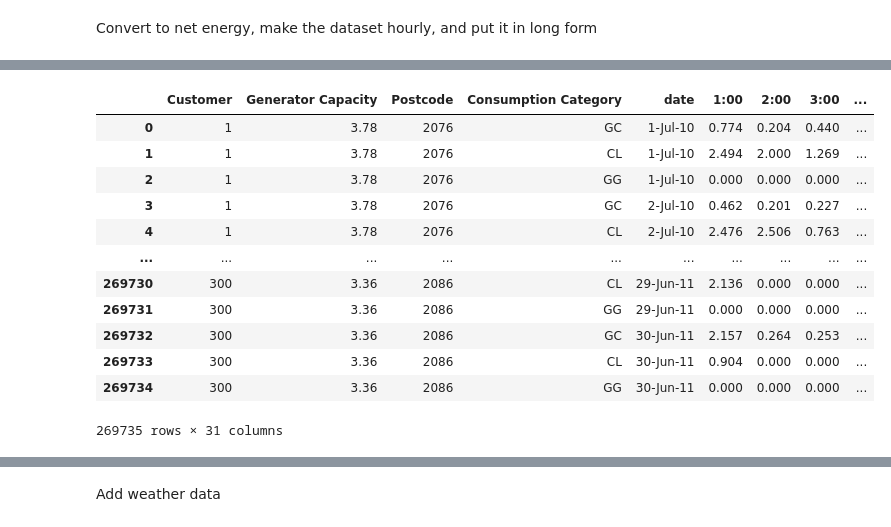
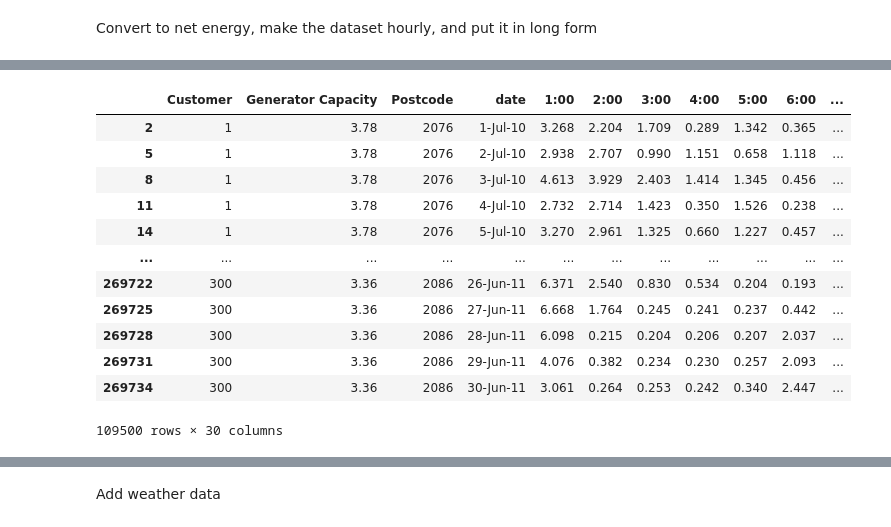
Before and after one commit to codymlewis/SGHFL, a Jupyter notebook: solar_power.ipynb, the cells around one changed output, grey strips where cells are left out. Drawn from its saved outputs; the diff is of its cells as text; code cells hidden in the pictures.

Commit message:
Corrected some column selection issues

```diff
--- a/solar_power.ipynb
+++ b/solar_power.ipynb
@@ -80,7 +80,7 @@ for customer in tqdm(solar_home_data.Customer.unique()):
         rows = solar_home_data[(solar_home_data.Customer == customer) & (solar_home_data.date == date)]
         consumption_rows = rows[(rows['Consumption Category'] == "GC") | (rows['Consumption Category'] == "CL")]
         generation_row = rows[rows['Consumption Category'] == "GG"]
-        time_columns = rows.columns[5:]
+        time_columns = rows.columns[5:-2]
         generation_row.loc[:, time_columns] = consumption_rows[time_columns].sum() - generation_row[time_columns]
         new_row = generation_row.drop(columns=["Consumption Category"])
         new_data.append(new_row)
@@ -102,23 +88,22 @@ solar_home_data = pd.concat(new_data)
 # %%
 # Get rid of half hour intervals
-df = solar_home_data.copy()
-time_columns = solar_home_data.columns[5:-2]
+time_columns = solar_home_data.columns[4:-2]
 for half_hour, hour in zip(time_columns[::2], time_columns[1::2]):
-    df[hour] += df[half_hour]
-df = df.drop(columns=time_columns[::2])
-df
+    solar_home_data[hour] += solar_home_data[half_hour]
+solar_home_data = solar_home_data.drop(columns=time_columns[::2])
+solar_home_data
 # %% [output]
-|  | Customer | Generator Capacity | Postcode | Consumption Category | date | 1:00 | 2:00 | 3:00 | ... |
-| 0 | 1 | 3.78 | 2076 | GC | 1-Jul-10 | 0.774 | 0.204 | 0.440 | ... |
-| 1 | 1 | 3.78 | 2076 | CL | 1-Jul-10 | 2.494 | 2.000 | 1.269 | ... |
-| 2 | 1 | 3.78 | 2076 | GG | 1-Jul-10 | 0.000 | 0.000 | 0.000 | ... |
-| 3 | 1 | 3.78 | 2076 | GC | 2-Jul-10 | 0.462 | 0.201 | 0.227 | ... |
-| 4 | 1 | 3.78 | 2076 | CL | 2-Jul-10 | 2.476 | 2.506 | 0.763 | ... |
-| ... | ... | ... | ... | ... | ... | ... | ... | ... | ... |
-| 269730 | 300 | 3.36 | 2086 | CL | 29-Jun-11 | 2.136 | 0.000 | 0.000 | ... |
-| 269731 | 300 | 3.36 | 2086 | GG | 29-Jun-11 | 0.000 | 0.000 | 0.000 | ... |
-| 269732 | 300 | 3.36 | 2086 | GC | 30-Jun-11 | 2.157 | 0.264 | 0.253 | ... |
-| 269733 | 300 | 3.36 | 2086 | CL | 30-Jun-11 | 0.904 | 0.000 | 0.000 | ... |
-| 269734 | 300 | 3.36 | 2086 | GG | 30-Jun-11 | 0.000 | 0.000 | 0.000 | ... |
+|  | Customer | Generator Capacity | Postcode | date | 1:00 | 2:00 | 3:00 | 4:00 | 5:00 | 6:00 | ... |
+| 2 | 1 | 3.78 | 2076 | 1-Jul-10 | 3.268 | 2.204 | 1.709 | 0.289 | 1.342 | 0.365 | ... |
+| 5 | 1 | 3.78 | 2076 | 2-Jul-10 | 2.938 | 2.707 | 0.990 | 1.151 | 0.658 | 1.118 | ... |
+| 8 | 1 | 3.78 | 2076 | 3-Jul-10 | 4.613 | 3.929 | 2.403 | 1.414 | 1.345 | 0.456 | ... |
+| 11 | 1 | 3.78 | 2076 | 4-Jul-10 | 2.732 | 2.714 | 1.423 | 0.350 | 1.526 | 0.238 | ... |
+| 14 | 1 | 3.78 | 2076 | 5-Jul-10 | 3.270 | 2.961 | 1.325 | 0.660 | 1.227 | 0.457 | ... |
+| ... | ... | ... | ... | ... | ... | ... | ... | ... | ... | ... | ... |
+| 269722 | 300 | 3.36 | 2086 | 26-Jun-11 | 6.371 | 2.540 | 0.830 | 0.534 | 0.204 | 0.193 | ... |
+| 269725 | 300 | 3.36 | 2086 | 27-Jun-11 | 6.668 | 1.764 | 0.245 | 0.241 | 0.237 | 0.442 | ... |
+| 269728 | 300 | 3.36 | 2086 | 28-Jun-11 | 6.098 | 0.215 | 0.204 | 0.206 | 0.207 | 2.037 | ... |
+| 269731 | 300 | 3.36 | 2086 | 29-Jun-11 | 4.076 | 0.382 | 0.234 | 0.230 | 0.257 | 2.093 | ... |
+| 269734 | 300 | 3.36 | 2086 | 30-Jun-11 | 3.061 | 0.264 | 0.253 | 0.242 | 0.340 | 2.447 | ... |
-269735 rows × 31 columns
+109500 rows × 30 columns
 # %%
```
Also changed, not shown: parts of 7 cells of this notebook.
